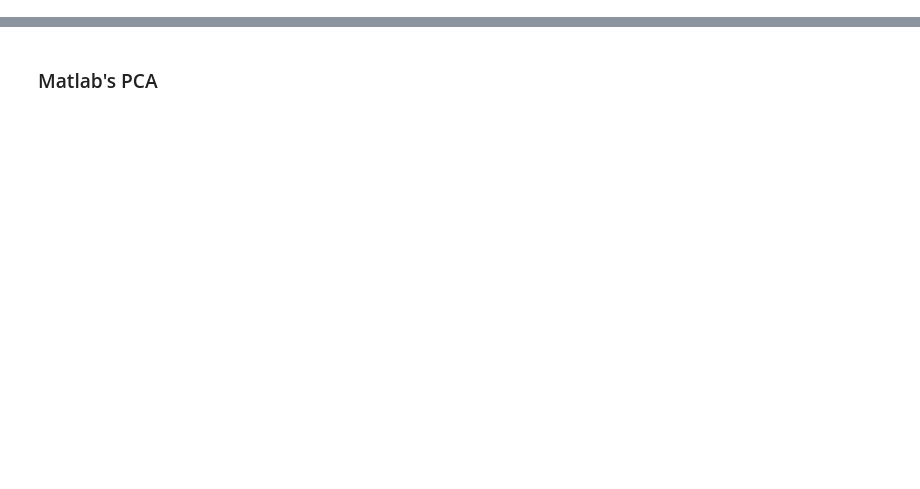
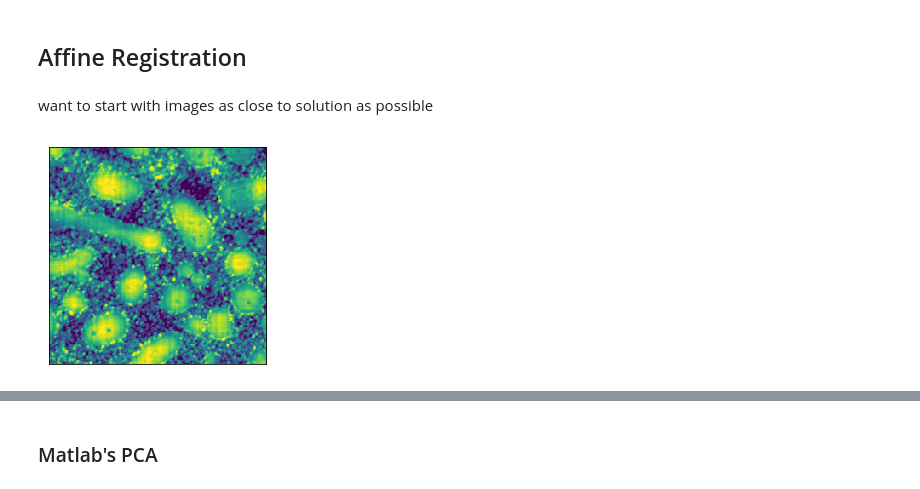
Before and after one commit to kongjy/hyperAFM, a Jupyter notebook: Notebooks/PCAandMLRonPolymers.ipynb, the cells around one changed output, grey strips where cells are left out. Drawn from its saved outputs; the diff is of its cells as text; code cells hidden in the pictures; blank space fills up the shorter version.

```diff
--- a/Notebooks/PCAandMLRonPolymers.ipynb
+++ b/Notebooks/PCAandMLRonPolymers.ipynb
@@ -82,0 +86,18 @@ plt.colorbar()
+# %%
+def showsave(img, filename, cmap = 'viridis'):
+    fig = plt.imshow(img, cmap = cmap)
+    imgstd = img.std()
+    imgmean = img.mean()
+    ll = imgmean - (2*imgstd)
+    ul = imgmean + (2*imgstd)
+    plt.clim(ll,ul)
+    fig.axes.get_xaxis().set_visible(False)
+    fig.axes.get_yaxis().set_visible(False)
+    #plt.colorbar()
+    plt.savefig(filename + '.png')
+    return
+
+def scatter(x,y, invert = True):
+    plt.scatter(x, y)
+    if invert:
+        plt.gca().invert_xaxis()
@@ -82,0 +207,11 @@ plt.colorbar()
+# %% [markdown]
+## Affine Registration
+# %% [markdown]
+want to start with images as close to solution as possible
+# %%
+static = hypertopo
+moving = cAFMtopo
+# %%
+showsave(moving, 'moving')
+# %% [output]
+[figure, added]
```
Also changed, not shown: parts of 158 cells of this notebook.
